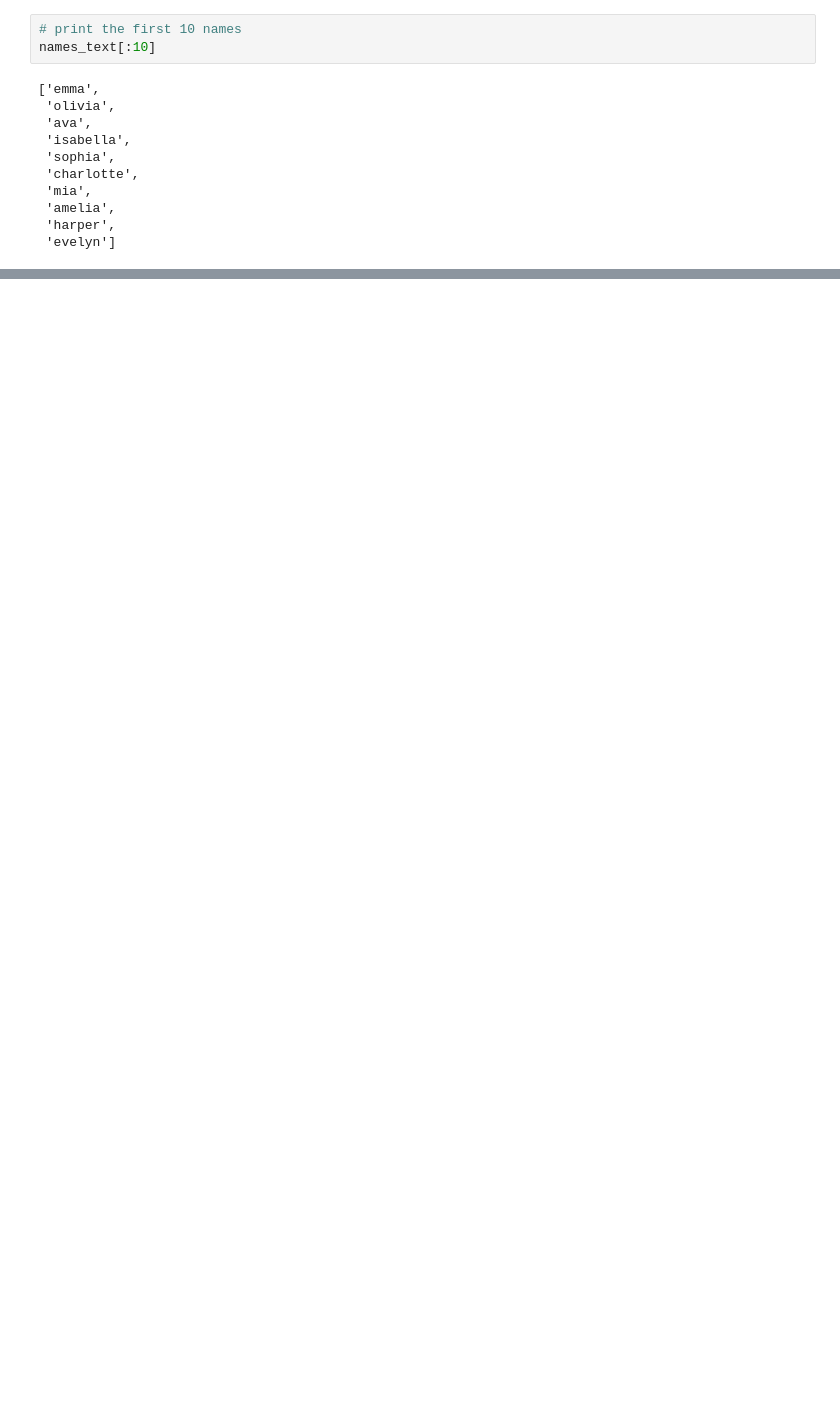
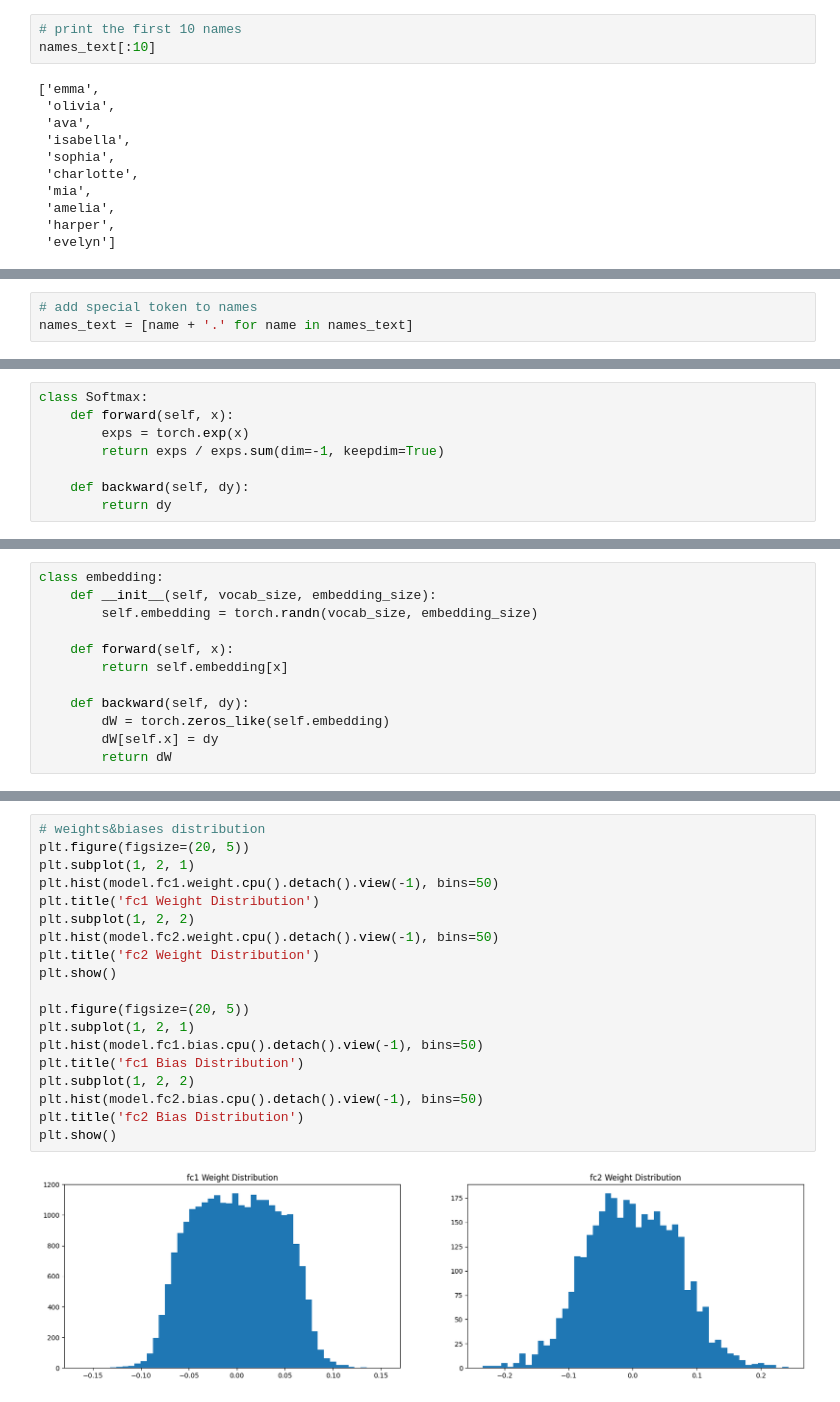
Before and after one commit to PathFinderKR/Neural-Networks, a Jupyter notebook: makemore.ipynb, the cells around one changed output, grey strips where cells are left out. Drawn from its saved outputs; the diff is of its cells as text; blank space fills up the shorter version.

```diff
--- a/makemore.ipynb
+++ b/makemore.ipynb
@@ -91,3 +129,6 @@ names_text = ['<S>' + name + '<E>' for name in names_text]
+# %%
+# add special token to names
+names_text = [name + '.' for name in names_text]
 # %%
 # print the first 10 names
 names_text[:10]
@@ -106,0 +220,8 @@ names_text[:10]
+# %%
+class Softmax:
+    def forward(self, x):
+        exps = torch.exp(x)
+        return exps / exps.sum(dim=-1, keepdim=True)
+
+    def backward(self, dy):
+        return dy
@@ -106,0 +256,12 @@ names_text[:10]
+# %%
+class embedding:
+    def __init__(self, vocab_size, embedding_size):
+        self.embedding = torch.randn(vocab_size, embedding_size)
+
+    def forward(self, x):
+        return self.embedding[x]
+
+    def backward(self, dy):
+        dW = torch.zeros_like(self.embedding)
+        dW[self.x] = dy
+        return dW
@@ -106,0 +391,21 @@ names_text[:10]
+# %%
+# weights&biases distribution
+plt.figure(figsize=(20, 5))
+plt.subplot(1, 2, 1)
+plt.hist(model.fc1.weight.cpu().detach().view(-1), bins=50)
+plt.title('fc1 Weight Distribution')
+plt.subplot(1, 2, 2)
+plt.hist(model.fc2.weight.cpu().detach().view(-1), bins=50)
+plt.title('fc2 Weight Distribution')
+plt.show()
+
+plt.figure(figsize=(20, 5))
+plt.subplot(1, 2, 1)
+plt.hist(model.fc1.bias.cpu().detach().view(-1), bins=50)
+plt.title('fc1 Bias Distribution')
+plt.subplot(1, 2, 2)
+plt.hist(model.fc2.bias.cpu().detach().view(-1), bins=50)
+plt.title('fc2 Bias Distribution')
+plt.show()
+# %% [output]
+[figure, added]
```
Also changed, not shown: parts of 52 cells of this notebook, 2 other files.
